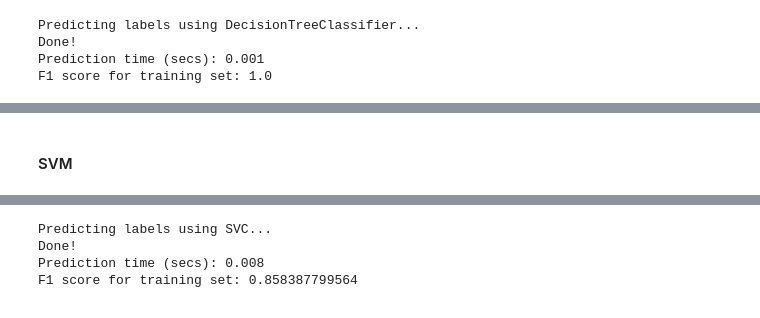
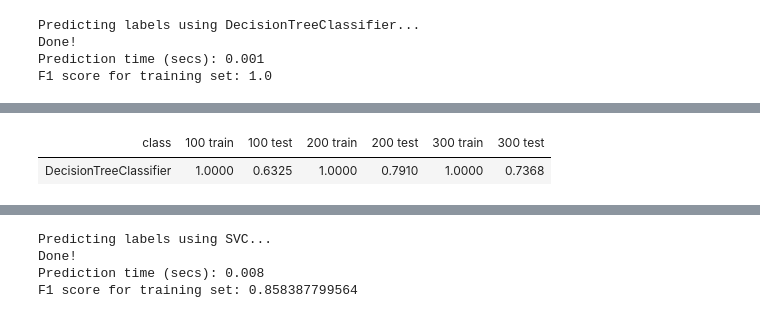
Before and after one commit to adamw523/machine-learning, a Jupyter notebook: projects/student_intervention/student_intervention.ipynb, the cells around one changed output, grey strips where cells are left out. Saved outputs shown, nothing was run; the diff lists cells and outputs as text; code cells hidden in the pictures.

```diff
--- a/projects/student_intervention/student_intervention.ipynb
+++ b/projects/student_intervention/student_intervention.ipynb
@@ -181,0 +159,25 @@ results = {}
+# %%
+# Code for outputting training / testing results
+
+from IPython.display import HTML
+
+def scores_table_header():
+    output = "<table><thead><tr><td><strong>class<strong></td>"
+    for size in [100, 200, 300]:
+        output += "<td><strong> {} train </strong></td> <td><strong> {} test </strong></td>".format(size, size)
+    output += "</tr></thead><tbody>"
+
+    return output
+
+def scores_table_footer():
+    return "</tbody></table>"
+
+def class_results_row(result, klass):
+    output = "<tr><td><strong> {} </strong></td>".format(klass)
+    for size in [100, 200, 300]:
+        output += "<td> {:.4f} </td>".format(result[size]['f1_train'])
+        output += "<td> {:.4f} </td>".format(result[size]['f1_test'])
+    output += "</tr>"
+    return output
+
+results = {}
@@ -271,2 +282,8 @@ F1 score for test set: 0.712121212121
-# %% [markdown]
-#### SVM
+# %%
+output = scores_table_header()
+output += class_results_row(results[klass], klass)
+output += scores_table_footer()
+HTML(output)
+# %% [output]
+| class | 100 train | 100 test | 200 train | 200 test | 300 train | 300 test |
+| DecisionTreeClassifier | 1.0000 | 0.6325 | 1.0000 | 0.7910 | 1.0000 | 0.7368 |
```
Also changed, not shown: parts of 22 cells of this notebook.
